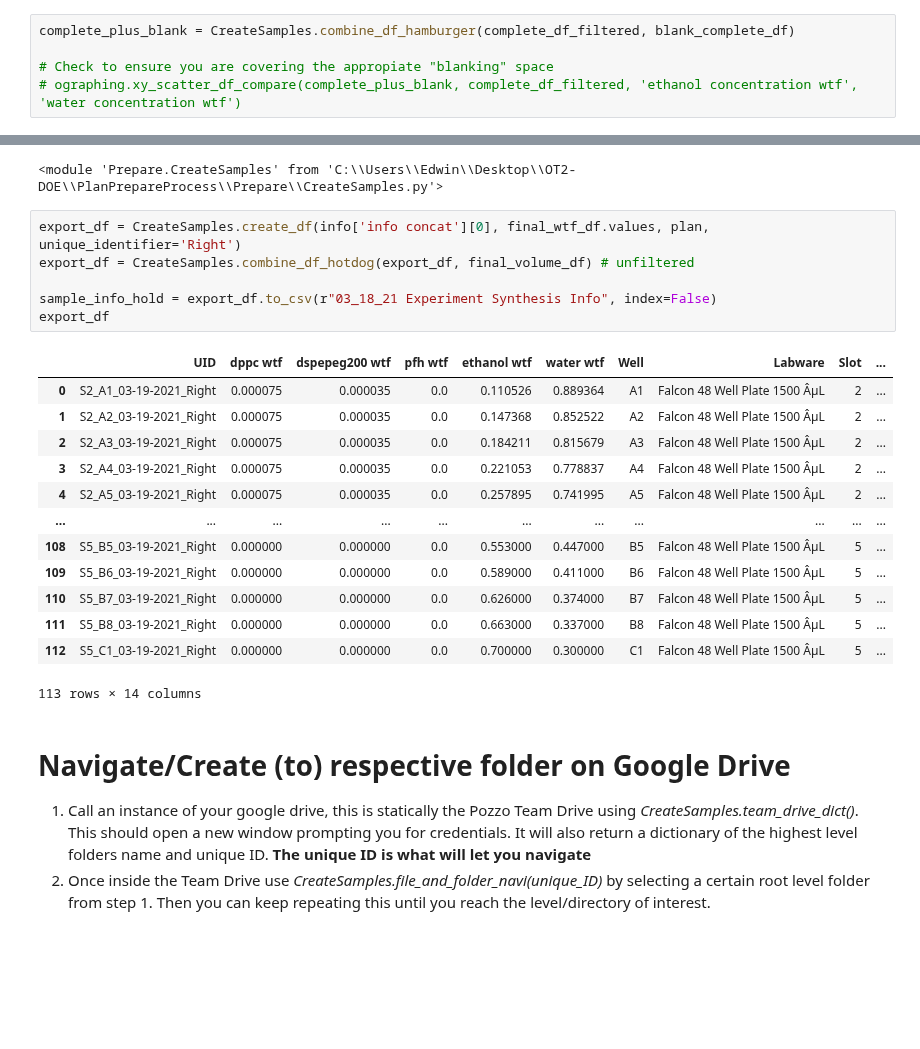
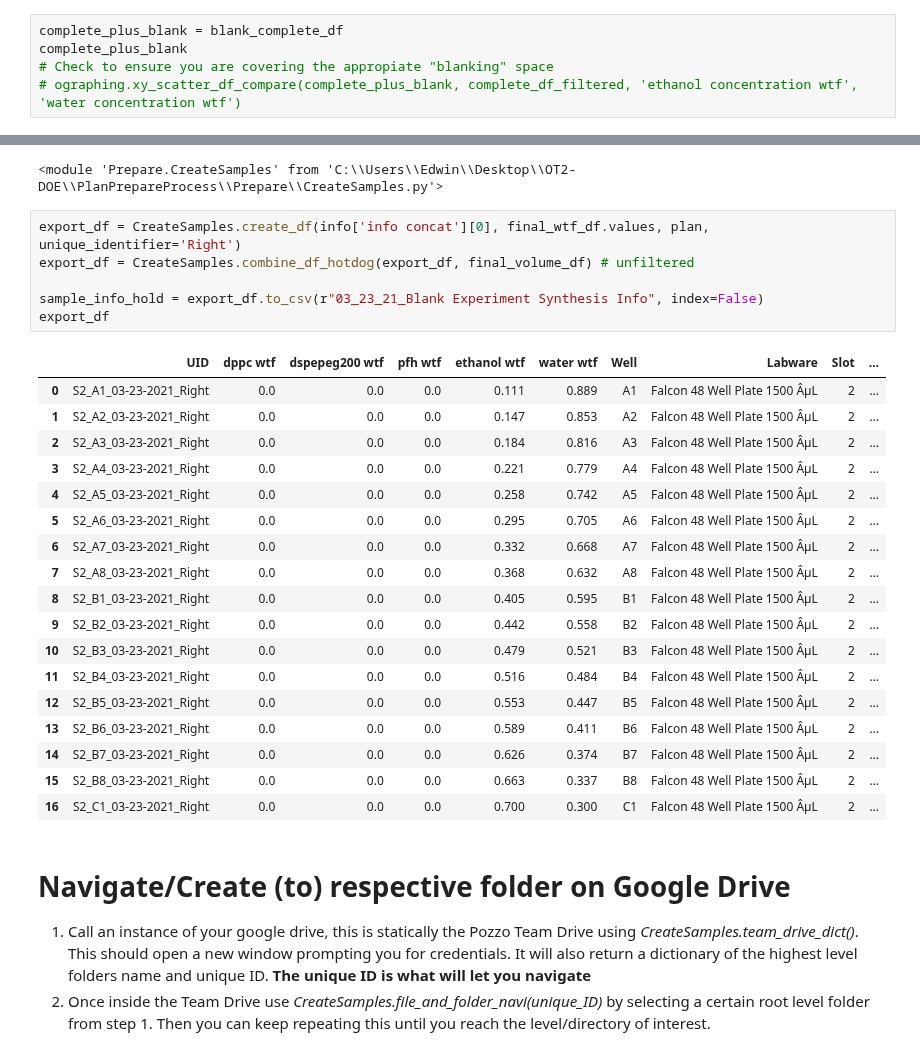
Before and after one commit to pozzo-research-group/OT2-DOE, a Jupyter notebook: PlanPrepareProcess/Plan and Execute Synthesis Notebook.ipynb, the cells around one changed output, grey strips where cells are left out. Saved outputs shown, nothing was run; the diff lists cells and outputs as text; blank space fills up the shorter version.

```diff
--- a/PlanPrepareProcess/Plan and Execute Synthesis Notebook.ipynb
+++ b/PlanPrepareProcess/Plan and Execute Synthesis Notebook.ipynb
@@ -123,7 +123,7 @@ blank_composition_nr = CreateSamples.remove_duplicates(blank_composition, 3)
 blank_volumes = CreateSamples.calculate_ouzo_volumes_from_wtf(blank_composition_nr, plan)
 blank_complete_df = CreateSamples.combine_df_hotdog(blank_composition_nr, blank_volumes)
 # %%
-complete_plus_blank = CreateSamples.combine_df_hamburger(complete_df_filtered, blank_complete_df)
-
+complete_plus_blank = blank_complete_df
+complete_plus_blank
 # Check to ensure you are covering the appropiate "blanking" space
 # ographing.xy_scatter_df_compare(complete_plus_blank, complete_df_filtered, 'ethanol concentration wtf', 'water concentration wtf')
@@ -254,23 +269,28 @@ importlib.reload(CreateSamples)
 # %%
 export_df = CreateSamples.create_df(info['info concat'][0], final_wtf_df.values, plan, unique_identifier='Right')
 export_df = CreateSamples.combine_df_hotdog(export_df, final_volume_df) # unfiltered
 
-sample_info_hold = export_df.to_csv(r"03_18_21 Experiment Synthesis Info", index=False)
+sample_info_hold = export_df.to_csv(r"03_23_21_Blank Experiment Synthesis Info", index=False)
 export_df
 # %% [output]
 |  | UID | dppc wtf | dspepeg200 wtf | pfh wtf | ethanol wtf | water wtf | Well | Labware | Slot | ... |
-| 0 | S2_A1_03-19-2021_Right | 0.000075 | 0.000035 | 0.0 | 0.110526 | 0.889364 | A1 | Falcon 48 Well Plate 1500 ÂµL | 2 | ... |
-| 1 | S2_A2_03-19-2021_Right | 0.000075 | 0.000035 | 0.0 | 0.147368 | 0.852522 | A2 | Falcon 48 Well Plate 1500 ÂµL | 2 | ... |
-| 2 | S2_A3_03-19-2021_Right | 0.000075 | 0.000035 | 0.0 | 0.184211 | 0.815679 | A3 | Falcon 48 Well Plate 1500 ÂµL | 2 | ... |
-| 3 | S2_A4_03-19-2021_Right | 0.000075 | 0.000035 | 0.0 | 0.221053 | 0.778837 | A4 | Falcon 48 Well Plate 1500 ÂµL | 2 | ... |
-| 4 | S2_A5_03-19-2021_Right | 0.000075 | 0.000035 | 0.0 | 0.257895 | 0.741995 | A5 | Falcon 48 Well Plate 1500 ÂµL | 2 | ... |
-| ... | ... | ... | ... | ... | ... | ... | ... | ... | ... | ... |
-| 108 | S5_B5_03-19-2021_Right | 0.000000 | 0.000000 | 0.0 | 0.553000 | 0.447000 | B5 | Falcon 48 Well Plate 1500 ÂµL | 5 | ... |
-| 109 | S5_B6_03-19-2021_Right | 0.000000 | 0.000000 | 0.0 | 0.589000 | 0.411000 | B6 | Falcon 48 Well Plate 1500 ÂµL | 5 | ... |
-| 110 | S5_B7_03-19-2021_Right | 0.000000 | 0.000000 | 0.0 | 0.626000 | 0.374000 | B7 | Falcon 48 Well Plate 1500 ÂµL | 5 | ... |
-| 111 | S5_B8_03-19-2021_Right | 0.000000 | 0.000000 | 0.0 | 0.663000 | 0.337000 | B8 | Falcon 48 Well Plate 1500 ÂµL | 5 | ... |
-| 112 | S5_C1_03-19-2021_Right | 0.000000 | 0.000000 | 0.0 | 0.700000 | 0.300000 | C1 | Falcon 48 Well Plate 1500 ÂµL | 5 | ... |
+| 0 | S2_A1_03-23-2021_Right | 0.0 | 0.0 | 0.0 | 0.111 | 0.889 | A1 | Falcon 48 Well Plate 1500 ÂµL | 2 | ... |
+| 1 | S2_A2_03-23-2021_Right | 0.0 | 0.0 | 0.0 | 0.147 | 0.853 | A2 | Falcon 48 Well Plate 1500 ÂµL | 2 | ... |
+| 2 | S2_A3_03-23-2021_Right | 0.0 | 0.0 | 0.0 | 0.184 | 0.816 | A3 | Falcon 48 Well Plate 1500 ÂµL | 2 | ... |
+| 3 | S2_A4_03-23-2021_Right | 0.0 | 0.0 | 0.0 | 0.221 | 0.779 | A4 | Falcon 48 Well Plate 1500 ÂµL | 2 | ... |
+| 4 | S2_A5_03-23-2021_Right | 0.0 | 0.0 | 0.0 | 0.258 | 0.742 | A5 | Falcon 48 Well Plate 1500 ÂµL | 2 | ... |
+| 5 | S2_A6_03-23-2021_Right | 0.0 | 0.0 | 0.0 | 0.295 | 0.705 | A6 | Falcon 48 Well Plate 1500 ÂµL | 2 | ... |
+| 6 | S2_A7_03-23-2021_Right | 0.0 | 0.0 | 0.0 | 0.332 | 0.668 | A7 | Falcon 48 Well Plate 1500 ÂµL | 2 | ... |
+| 7 | S2_A8_03-23-2021_Right | 0.0 | 0.0 | 0.0 | 0.368 | 0.632 | A8 | Falcon 48 Well Plate 1500 ÂµL | 2 | ... |
+| 8 | S2_B1_03-23-2021_Right | 0.0 | 0.0 | 0.0 | 0.405 | 0.595 | B1 | Falcon 48 Well Plate 1500 ÂµL | 2 | ... |
+| 9 | S2_B2_03-23-2021_Right | 0.0 | 0.0 | 0.0 | 0.442 | 0.558 | B2 | Falcon 48 Well Plate 1500 ÂµL | 2 | ... |
+| 10 | S2_B3_03-23-2021_Right | 0.0 | 0.0 | 0.0 | 0.479 | 0.521 | B3 | Falcon 48 Well Plate 1500 ÂµL | 2 | ... |
+| 11 | S2_B4_03-23-2021_Right | 0.0 | 0.0 | 0.0 | 0.516 | 0.484 | B4 | Falcon 48 Well Plate 1500 ÂµL | 2 | ... |
+| 12 | S2_B5_03-23-2021_Right | 0.0 | 0.0 | 0.0 | 0.553 | 0.447 | B5 | Falcon 48 Well Plate 1500 ÂµL | 2 | ... |
+| 13 | S2_B6_03-23-2021_Right | 0.0 | 0.0 | 0.0 | 0.589 | 0.411 | B6 | Falcon 48 Well Plate 1500 ÂµL | 2 | ... |
+| 14 | S2_B7_03-23-2021_Right | 0.0 | 0.0 | 0.0 | 0.626 | 0.374 | B7 | Falcon 48 Well Plate 1500 ÂµL | 2 | ... |
+| 15 | S2_B8_03-23-2021_Right | 0.0 | 0.0 | 0.0 | 0.663 | 0.337 | B8 | Falcon 48 Well Plate 1500 ÂµL | 2 | ... |
+| 16 | S2_C1_03-23-2021_Right | 0.0 | 0.0 | 0.0 | 0.700 | 0.300 | C1 | Falcon 48 Well Plate 1500 ÂµL | 2 | ... |
-113 rows × 14 columns
 # %% [markdown]
 # Navigate/Create (to) respective folder on Google Drive
 1. Call an instance of your google drive, this is statically the Pozzo Team Drive using *CreateSamples.team_drive_dict()*. This should open a new window prompting you for credentials. It will also return a dictionary of the highest level folders name and unique ID. **The unique ID is what will let you navigate**
```
Also changed, not shown: parts of 6 cells of this notebook, 10 other files.
